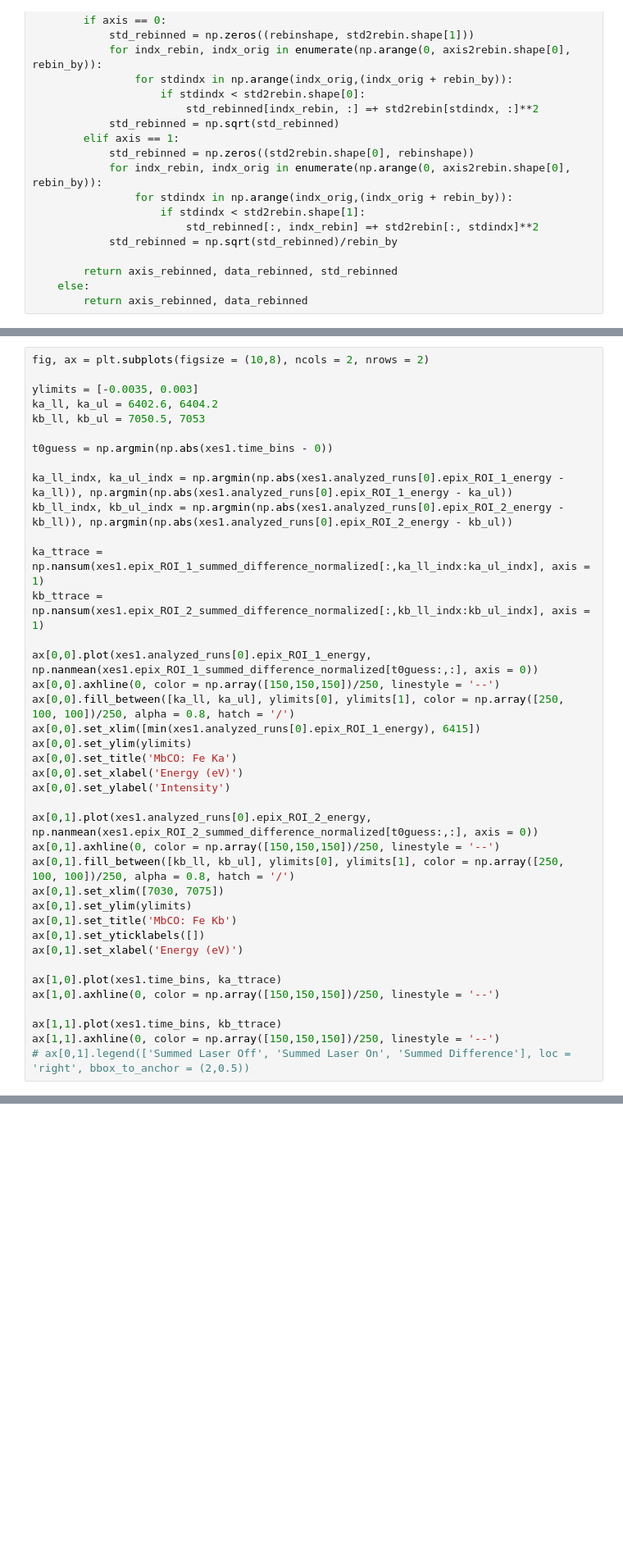
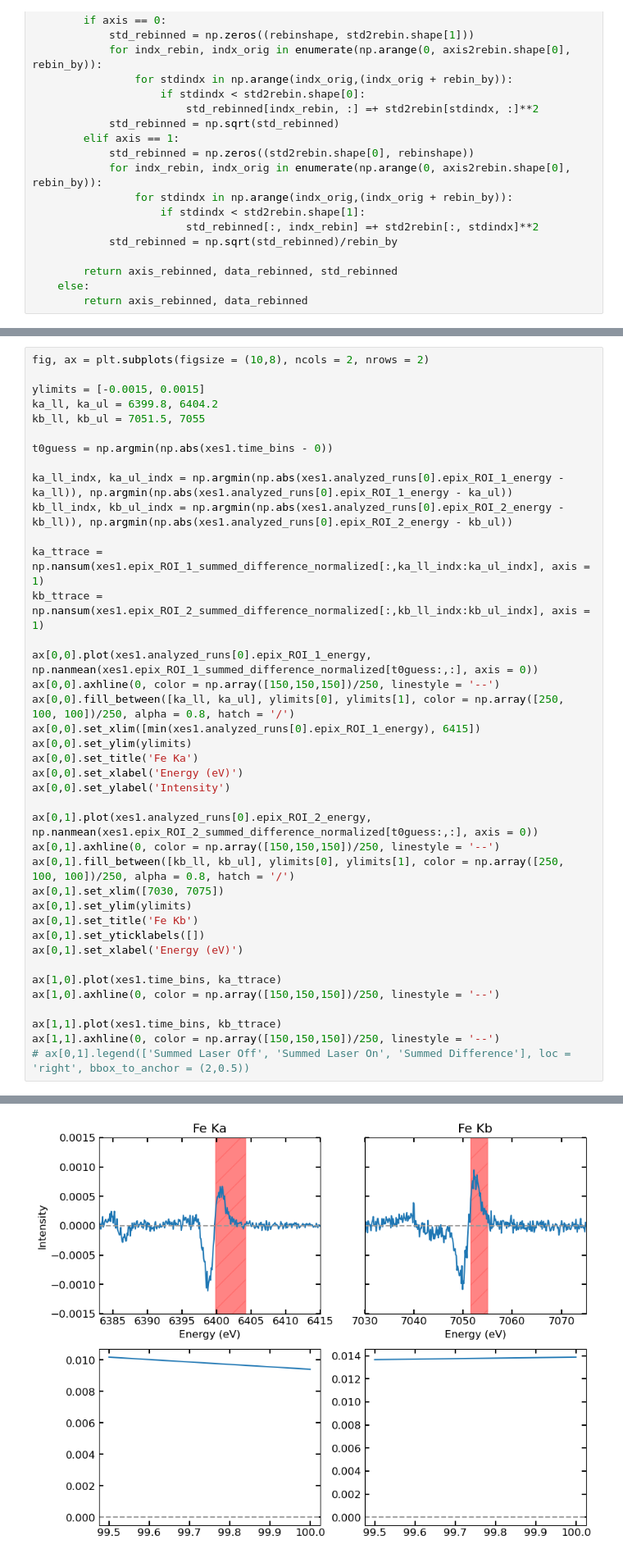
Before and after one commit to lg345/XSpect, a Jupyter notebook: XSpect_XES.ipynb, the cells around one changed output, grey strips where cells are left out. Shown at 82% size. Saved outputs shown, nothing was run; the diff lists cells and outputs as text; blank space fills up the shorter version.

```diff
--- a/XSpect_XES.ipynb
+++ b/XSpect_XES.ipynb
@@ -285,9 +300,9 @@ ribson_diff_viz(xes1, time_points = [-1, -0.5, 0, 10, 25, 50, 100], xlimits = ro
 # %%
 fig, ax = plt.subplots(figsize = (10,8), ncols = 2, nrows = 2)
 
-ylimits = [-0.0035, 0.003]
-ka_ll, ka_ul = 6402.6, 6404.2
-kb_ll, kb_ul = 7050.5, 7053
+ylimits = [-0.0015, 0.0015]
+ka_ll, ka_ul = 6399.8, 6404.2
+kb_ll, kb_ul = 7051.5, 7055
 
 t0guess = np.argmin(np.abs(xes1.time_bins - 0))
 
@@ -302,7 +317,7 @@ ax[0,0].axhline(0, color = np.array([150,150,150])/250, linestyle = '--')
 ax[0,0].fill_between([ka_ll, ka_ul], ylimits[0], ylimits[1], color = np.array([250, 100, 100])/250, alpha = 0.8, hatch = '/')
 ax[0,0].set_xlim([min(xes1.analyzed_runs[0].epix_ROI_1_energy), 6415])
 ax[0,0].set_ylim(ylimits)
-ax[0,0].set_title('MbCO: Fe Ka')
+ax[0,0].set_title('Fe Ka')
 ax[0,0].set_xlabel('Energy (eV)')
 ax[0,0].set_ylabel('Intensity')
 
@@ -311,7 +326,7 @@ ax[0,1].axhline(0, color = np.array([150,150,150])/250, linestyle = '--')
 ax[0,1].fill_between([kb_ll, kb_ul], ylimits[0], ylimits[1], color = np.array([250, 100, 100])/250, alpha = 0.8, hatch = '/')
 ax[0,1].set_xlim([7030, 7075])
 ax[0,1].set_ylim(ylimits)
-ax[0,1].set_title('MbCO: Fe Kb')
+ax[0,1].set_title('Fe Kb')
 ax[0,1].set_yticklabels([])
 ax[0,1].set_xlabel('Energy (eV)')
 
@@ -321,3 +336,4 @@ ax[1,0].axhline(0, color = np.array([150,150,150])/250, linestyle = '--')
 ax[1,1].plot(xes1.time_bins, kb_ttrace)
 ax[1,1].axhline(0, color = np.array([150,150,150])/250, linestyle = '--')
 # ax[0,1].legend(['Summed Laser Off', 'Summed Laser On', 'Summed Difference'], loc = 'right', bbox_to_anchor = (2,0.5))
+# %% [output]
@@ -323,0 +341 @@ ax[1,1].axhline(0, color = np.array([150,150,150])/250, linestyle = '--')
+[figure, added]
```
Also changed, not shown: parts of 6 cells of this notebook, 3 other files.
